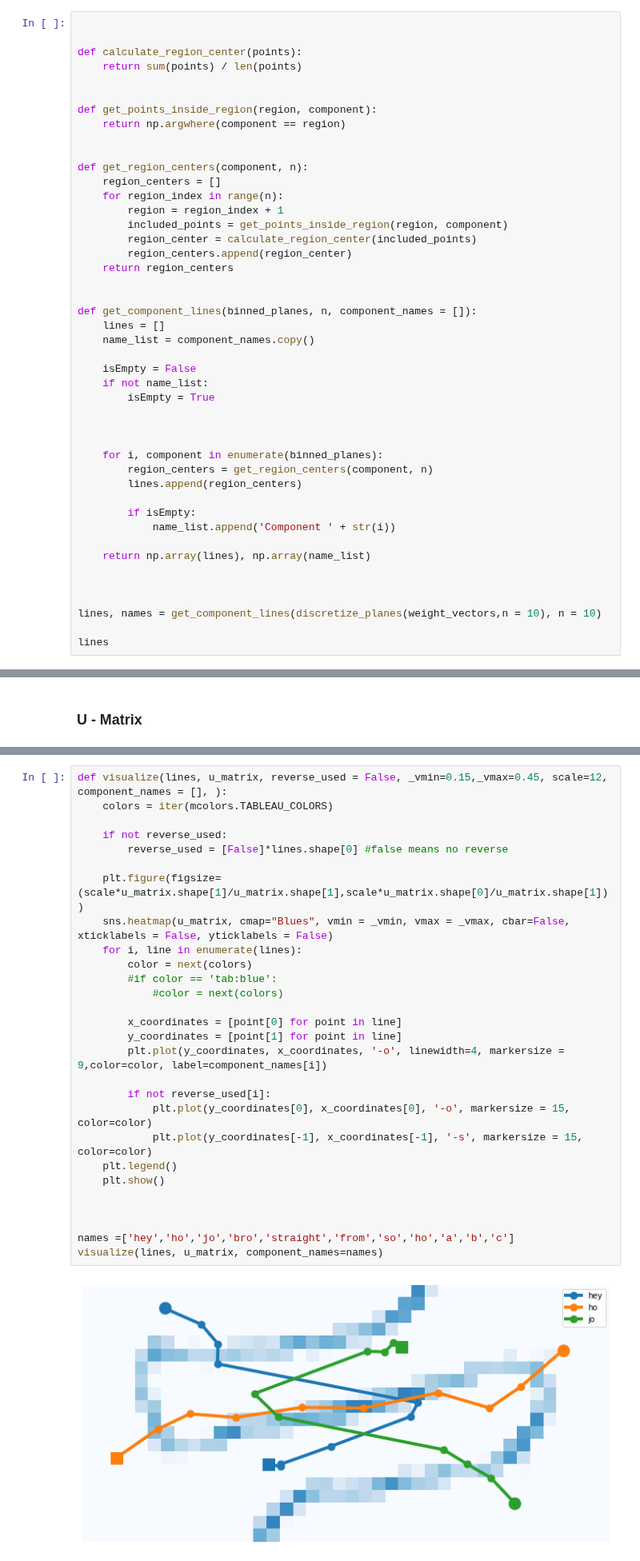
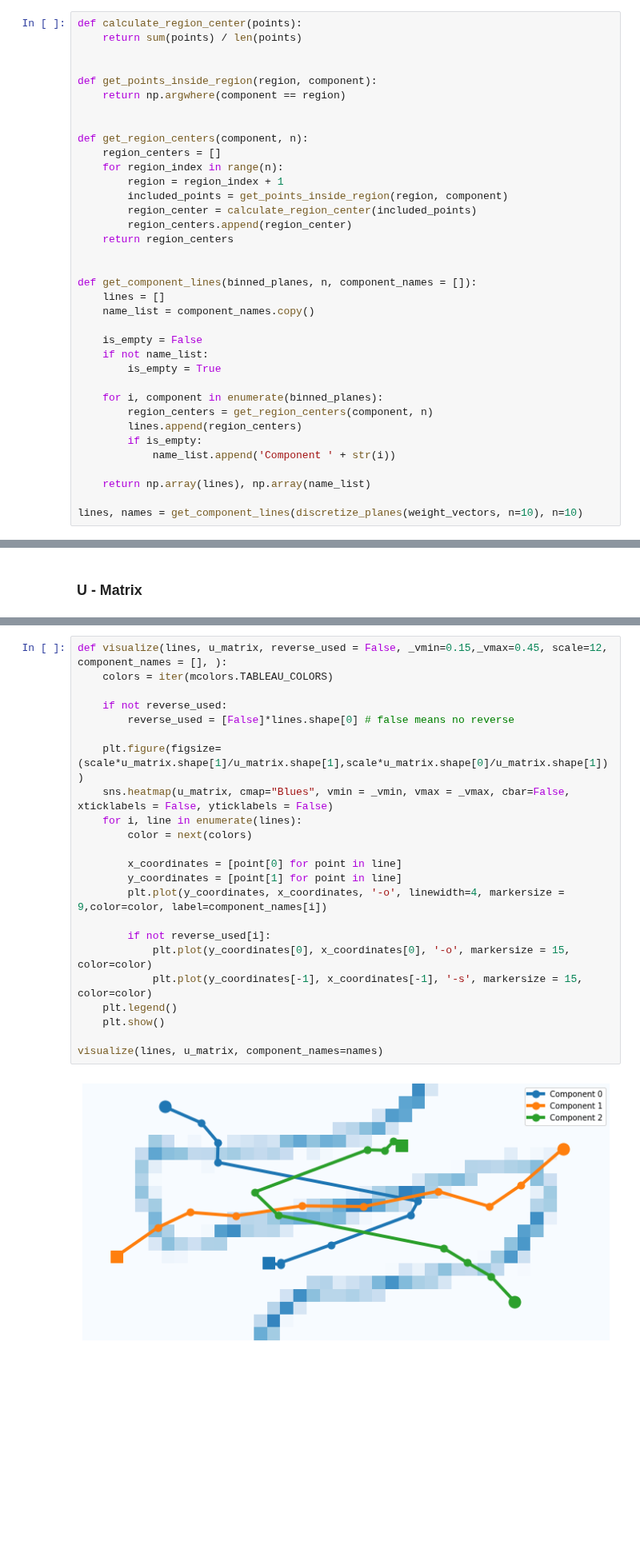
Before and after one commit to filipLoisel/SOS, a Jupyter notebook: UE3/src/main.ipynb, the cells around one changed output, grey strips where cells are left out. Shown at 80% size. Saved outputs shown, nothing was run; the diff lists cells and outputs as text; blank space fills up the shorter version.

```diff
--- a/UE3/src/main.ipynb
+++ b/UE3/src/main.ipynb
@@ -93,8 +48,6 @@ sns.heatmap(discretize_planes(weight_vectors ,n = 10)[0])
 Based on the algorith of NEU07_ijcnn, the following steps need to be performed:
 For each component, take a region (bins) and check which points fall within the interval of the region. Sum the values up, and divide the sum by the number of points in the region. The result is the gravity center of a component's region. Repeat these steps for all regions.
 # %%
-
-
 def calculate_region_center(points):
     return sum(points) / len(points)
 
@@ -117,23 +70,16 @@ def get_component_lines(binned_planes, n, component_names = []):
     lines = []
     name_list = component_names.copy()
 
-    isEmpty = False
+    is_empty = False
     if not name_list:
-        isEmpty = True
-
-
+        is_empty = True
 
     for i, component in enumerate(binned_planes):
         region_centers = get_region_centers(component, n)
         lines.append(region_centers)
-
-        if isEmpty:
+        if is_empty:
             name_list.append('Component ' + str(i))
 
     return np.array(lines), np.array(name_list)
 
-
-
-lines, names = get_component_lines(discretize_planes(weight_vectors,n = 10), n = 10)
-
-lines
+lines, names = get_component_lines(discretize_planes(weight_vectors, n=10), n=10)
@@ -192,33 +116,28 @@ u_matrix.shape
 # %%
 def visualize(lines, u_matrix, reverse_used = False, _vmin=0.15,_vmax=0.45, scale=12, component_names = [], ):
     colors = iter(mcolors.TABLEAU_COLORS)
 
     if not reverse_used:
-        reverse_used = [False]*lines.shape[0] #false means no reverse
+        reverse_used = [False]*lines.shape[0] # false means no reverse
 
     plt.figure(figsize=(scale*u_matrix.shape[1]/u_matrix.shape[1],scale*u_matrix.shape[0]/u_matrix.shape[1]))
     sns.heatmap(u_matrix, cmap="Blues", vmin = _vmin, vmax = _vmax, cbar=False, xticklabels = False, yticklabels = False)
     for i, line in enumerate(lines):
         color = next(colors)
-        #if color == 'tab:blue':
-            #color = next(colors)
 
         x_coordinates = [point[0] for point in line]
         y_coordinates = [point[1] for point in line]
         plt.plot(y_coordinates, x_coordinates, '-o', linewidth=4, markersize = 9,color=color, label=component_names[i])
 
         if not reverse_used[i]:
             plt.plot(y_coordinates[0], x_coordinates[0], '-o', markersize = 15, color=color)
             plt.plot(y_coordinates[-1], x_coordinates[-1], '-s', markersize = 15, color=color)
     plt.legend()
     plt.show()
 
-
-
-names =['hey','ho','jo','bro','straight','from','so','ho','a','b','c']
 visualize(lines, u_matrix, component_names=names)
 # %% [output]
-[figure, old version]
+[figure, new version]
 # %% [markdown]
 ### 5. Aggregation (FL)
 
```
Also changed, not shown: parts of 21 cells of this notebook.
